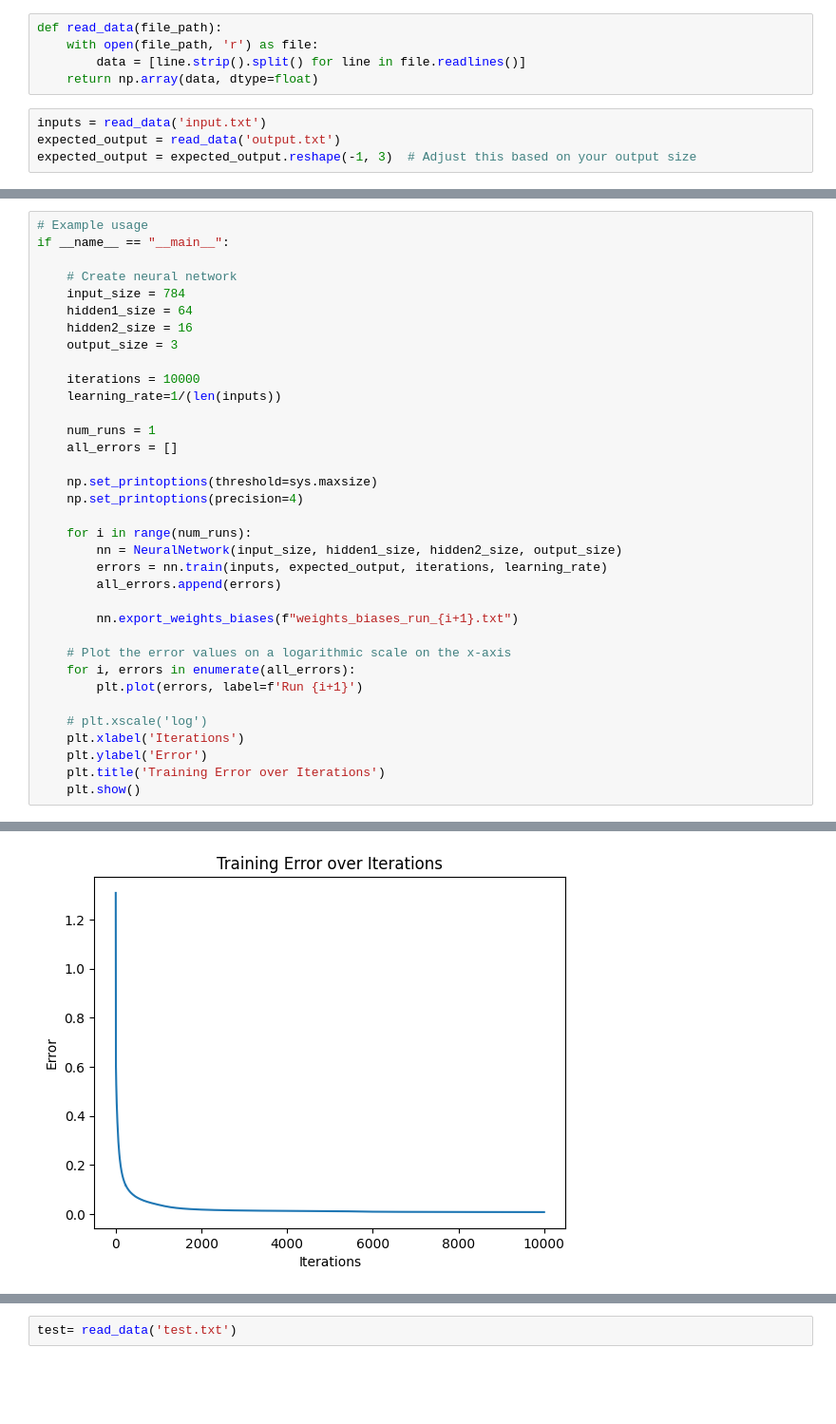
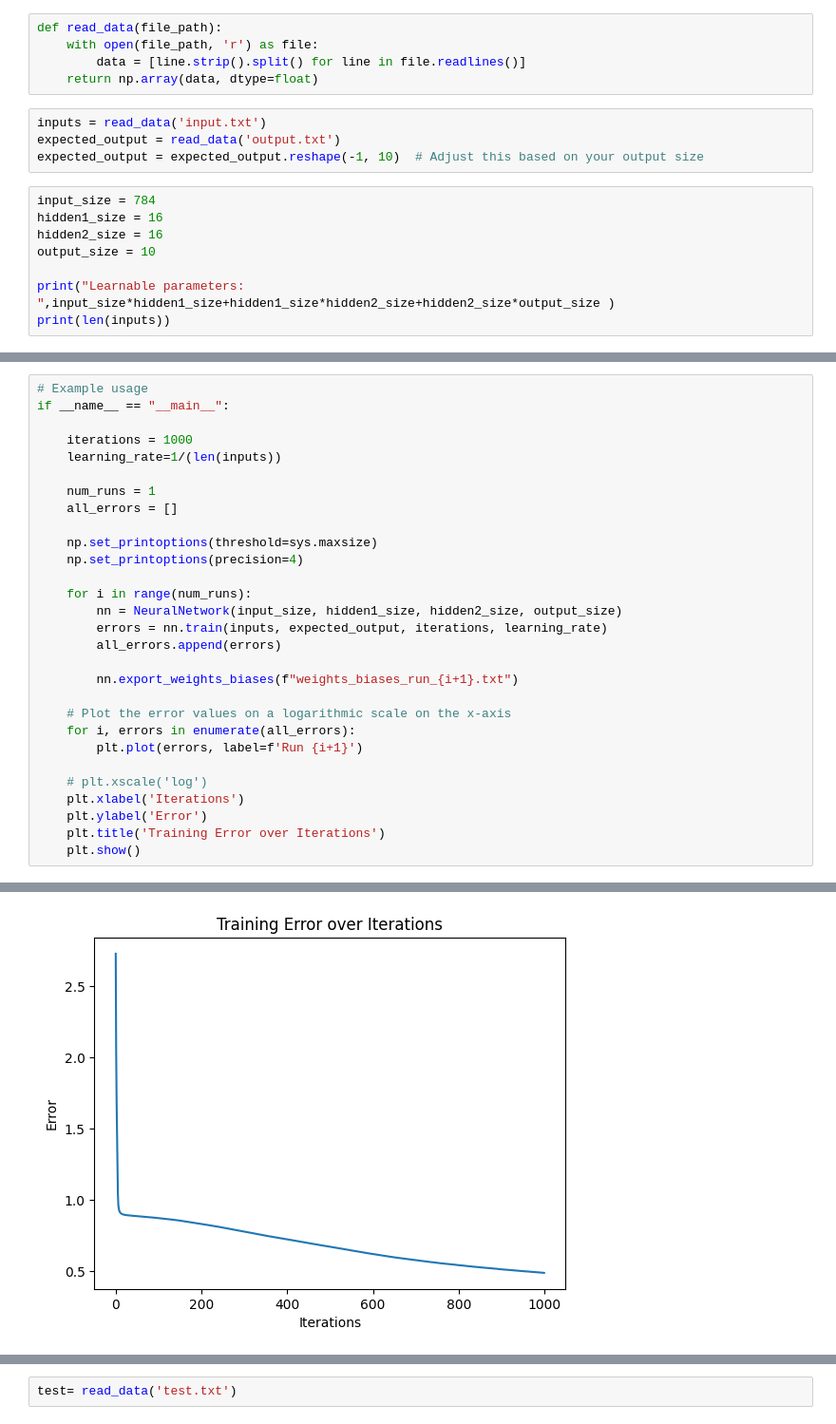
Before and after one commit to kyuuaditya/Neural_network_python, a Jupyter notebook: main.ipynb, the cells around one changed output, grey strips where cells are left out. Shown at 95% size. Drawn from its saved outputs; the diff is of its cells as text; blank space fills up the shorter version.

```diff
--- a/main.ipynb
+++ b/main.ipynb
@@ -80,4 +80,12 @@ def read_data(file_path):
 # %%
 inputs = read_data('input.txt')
 expected_output = read_data('output.txt')
-expected_output = expected_output.reshape(-1, 3)  # Adjust this based on your output size
+expected_output = expected_output.reshape(-1, 10)  # Adjust this based on your output size
+# %%
+input_size = 784
+hidden1_size = 16
+hidden2_size = 16
+output_size = 10
+
+print("Learnable parameters: ",input_size*hidden1_size+hidden1_size*hidden2_size+hidden2_size*output_size )
+print(len(inputs))
@@ -85,13 +95,7 @@ expected_output = expected_output.reshape(-1, 3)  # Adjust this based on your ou
 # Example usage
 if __name__ == "__main__":
 
-    # Create neural network
-    input_size = 784
-    hidden1_size = 64
-    hidden2_size = 16
-    output_size = 3
-
-    iterations = 10000
+    iterations = 1000
     learning_rate=1/(len(inputs))
 
     num_runs = 1
@@ -121 +125 @@ if __name__ == "__main__":
-[figure, old version]
+[figure, new version]
```
Also changed, not shown: parts of 6 cells of this notebook, 28 other files.
